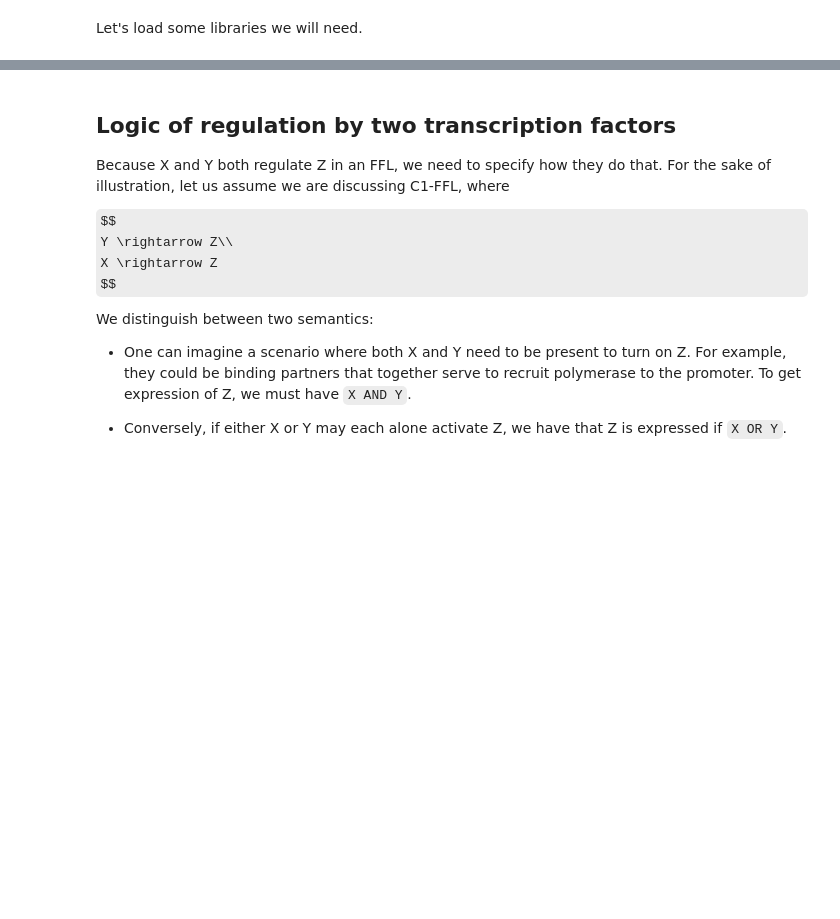
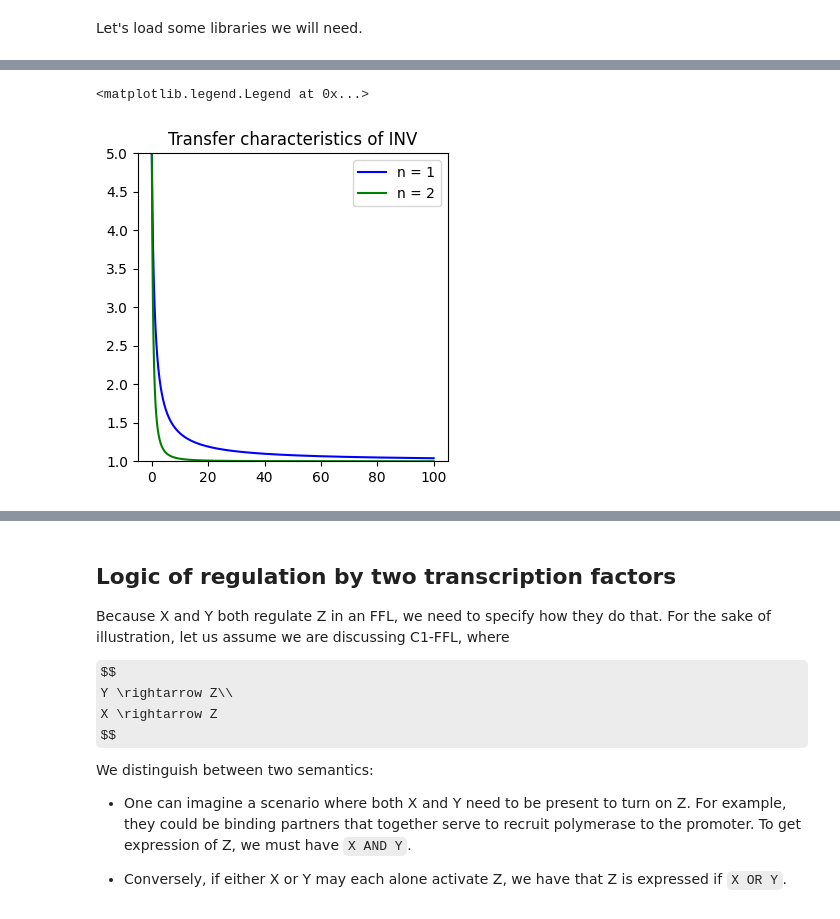
Before and after one commit to BioDisCo/computational_bioengineering, a Jupyter notebook: gates/notes.ipynb, the cells around one changed output, grey strips where cells are left out. Saved outputs shown, nothing was run; the diff lists cells and outputs as text; code cells hidden in the pictures; some formulas as TeX source; blank space fills up the shorter version.

```diff
--- a/gates/notes.ipynb
+++ b/gates/notes.ipynb
@@ -68,0 +149,15 @@ We will take a look at these two FFLs in turn to see what features they might pr
+# %%
+def inv(x: np.ndarray, Kd : float = 1.0, n : float = 1.0, beta_min : float = 1.0, beta_max : float = 5.0) -> np.ndarray:
+    return beta_min + (beta_max - beta_min) / (1 + x / Kd)**n
+
+x = np.linspace(0, 100, 10000)
+plt.figure(figsize=(4,4))
+ax = plt.gca()
+plt.plot(x, inv(x, n= 1.0), 'blue', label='n = 1')
+plt.plot(x, inv(x, n= 2.0), 'green', label='n = 2')
+ax.set_ylim(1, 5)
+plt.title("Transfer characteristics of INV")
+plt.legend()
+# %% [output]
+<matplotlib.legend.Legend at 0x...>
+[figure, added]
```
Also changed, not shown: parts of 11 cells of this notebook.
